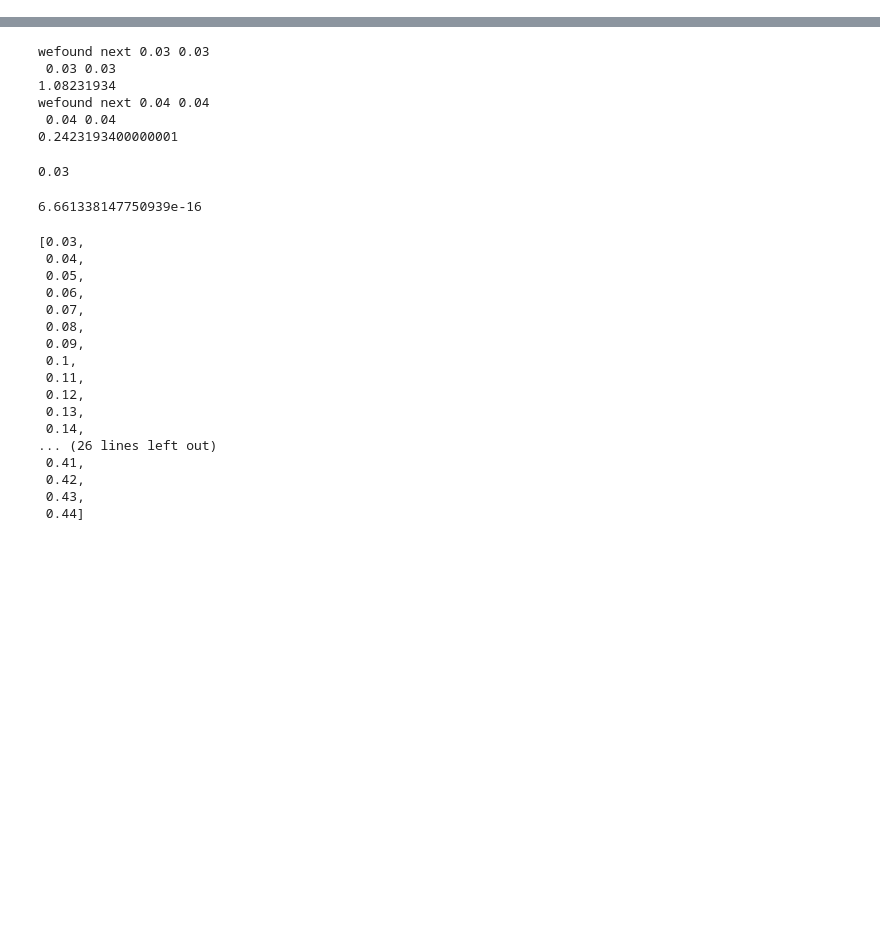
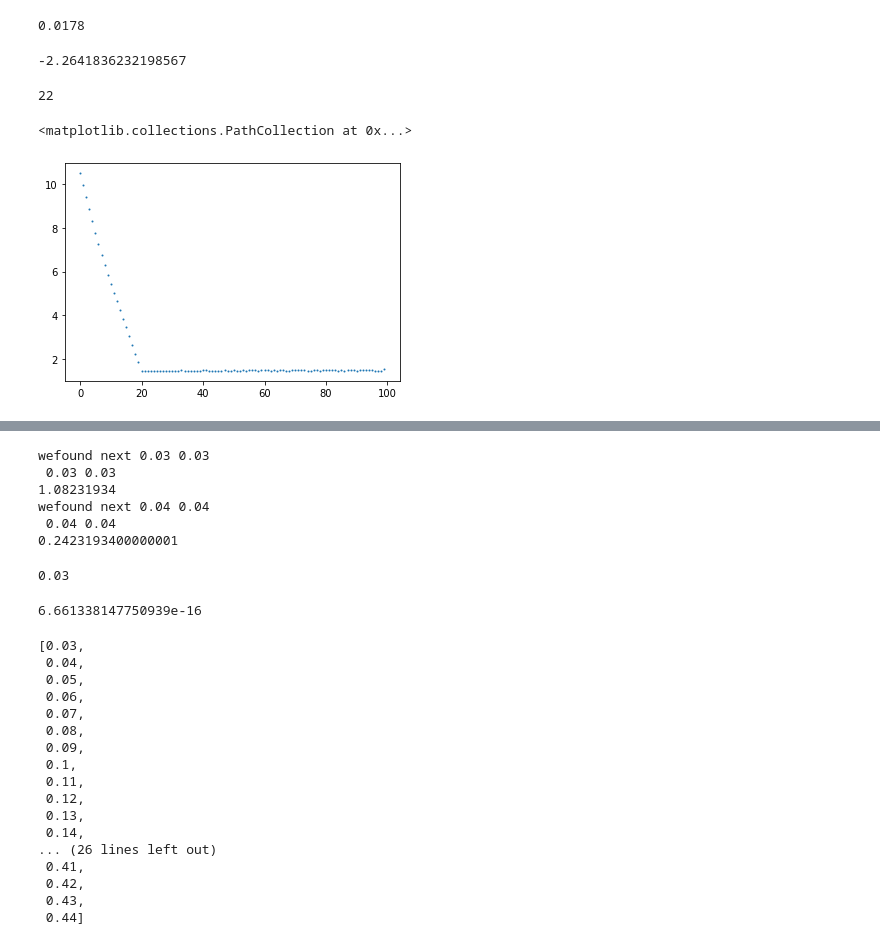
Before and after one commit to henockmamo54/neh_pxt_exp, a Jupyter notebook: Untitled.ipynb, the cells around one changed output, grey strips where cells are left out. Saved outputs shown, nothing was run; the diff lists cells and outputs as text; code cells hidden in the pictures; blank space fills up the shorter version.

```diff
--- a/Untitled.ipynb
+++ b/Untitled.ipynb
@@ -61,0 +62,38 @@ plt.scatter(range(100),res,s=1)
+# %%
+1.335/75
+# %% [output]
+0.0178
+# %%
+ph=1.5574E-4
+c=0.9191097954226415
+1-ph-(75*0.04)/c
+# %% [output]
+-2.2641836232198567
+# %%
+pxt=[(x/10000) for x in list(range(1,500,1))]
+# for kk in  pxt:
+#     print(kk,1-ph-(75*kk)/c)
+pxt2=[x for x in pxt if (1-ph-(75*x)/c)>0 ]
+# pxt2
+# %%
+vali_cons=[0.0021861044470623064,0.12803567734505597,0.219363005528245,0.724059960730617,
+0.9394919310349167,0.57701810260093,1.1511997812420727,0.5893425517928276,0.848083298131472,
+0.8008348171202325,0.9191097954226415,]
+# %%
+res=[]
+for neh in range(100):
+    sum_er=0
+#     neh=50
+    for i in range(11):
+        pxt=[(x/10000) for x in list(range(1,500,1))]
+        pxt2=[x for x in pxt if (1-ph-(neh*x))/vali_cons[i]>0 ]
+        diff=[abs(const[i]-neh*x) for x in pxt2]
+        sum_er+=min(diff)
+    res.append(sum_er)
+# %%
+print(res.index(min(res))+1)
+plt.scatter(range(100),res,s=1)
+# %% [output]
+22
+<matplotlib.collections.PathCollection at 0x...>
+[figure, added]
```
Also changed, not shown: parts of 11 cells of this notebook, 3 other files.
